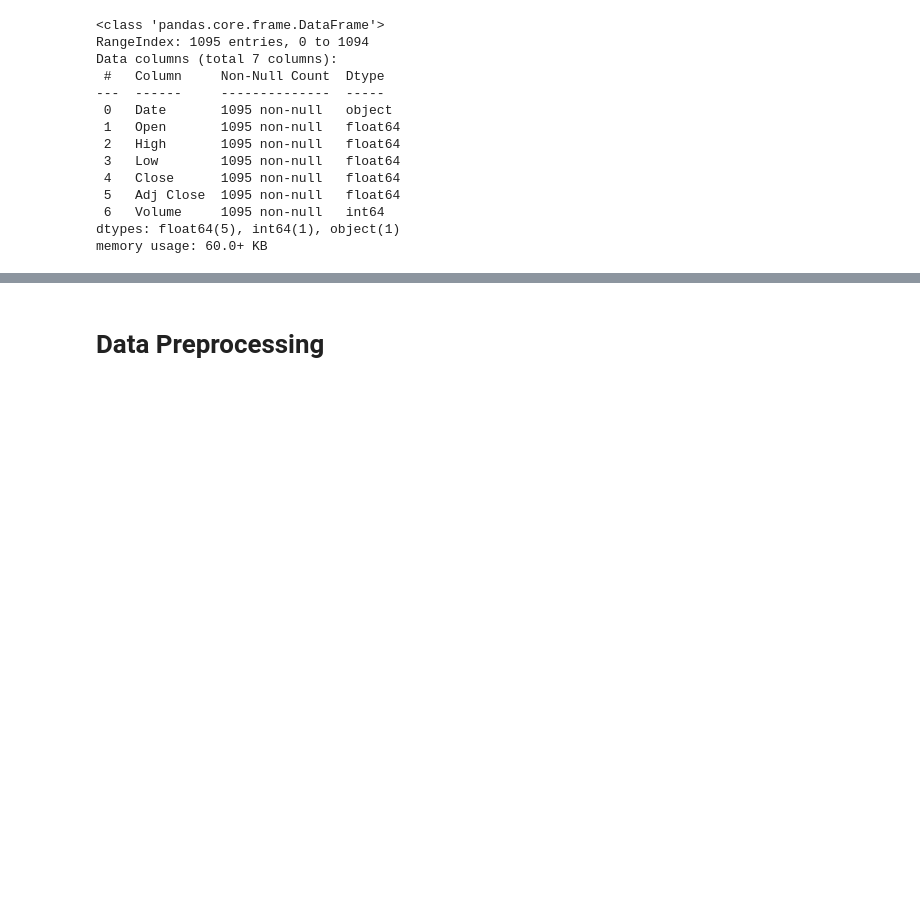
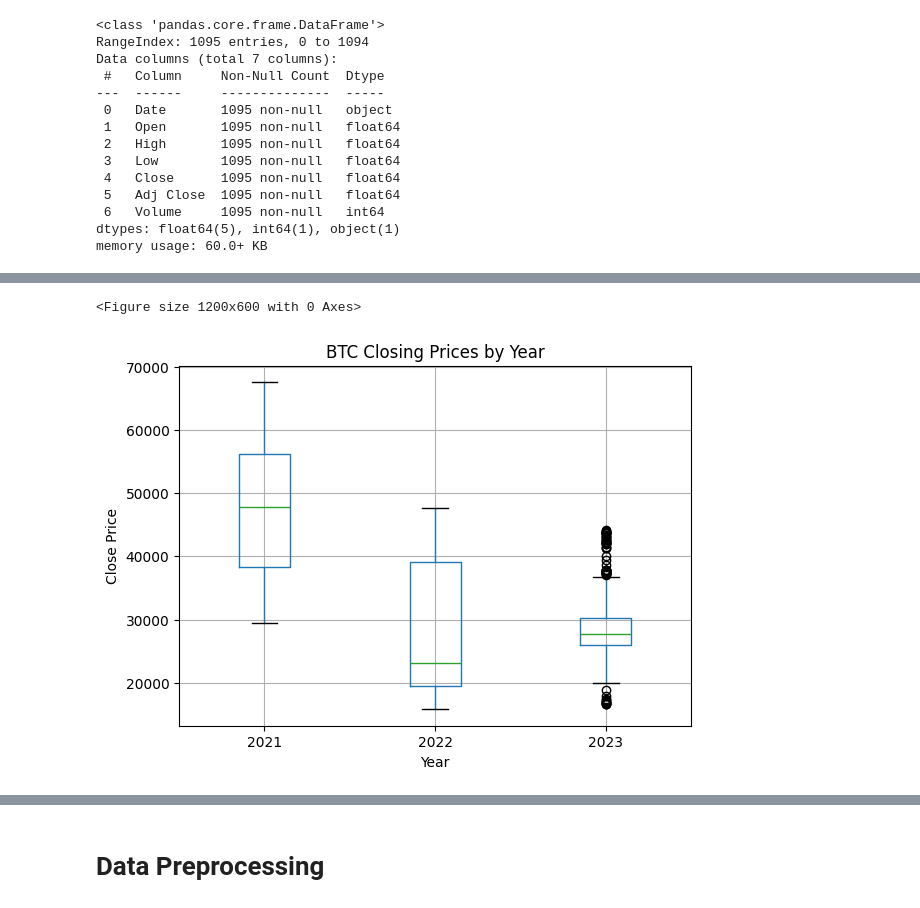
Before and after one commit to adiprrassetyo/forecast-tse-arima, a Jupyter notebook: main.ipynb, the cells around one changed output, grey strips where cells are left out. Drawn from its saved outputs; the diff is of its cells as text; code cells hidden in the pictures; blank space fills up the shorter version.

```diff
--- a/main.ipynb
+++ b/main.ipynb
@@ -119,0 +164,13 @@ plt.show()
+# %%
+data_btc['Year'] = data_btc.index.year
+
+plt.figure(figsize=(12, 6))
+data_btc.boxplot(column='Close', by='Year')
+plt.xlabel('Year')
+plt.ylabel('Close Price')
+plt.title('BTC Closing Prices by Year')
+plt.suptitle('')  # Suppress the automatic title
+plt.show()
+# %% [output]
+<Figure size 1200x600 with 0 Axes>
+[figure, added]
```
Also changed, not shown: parts of 10 cells of this notebook.
